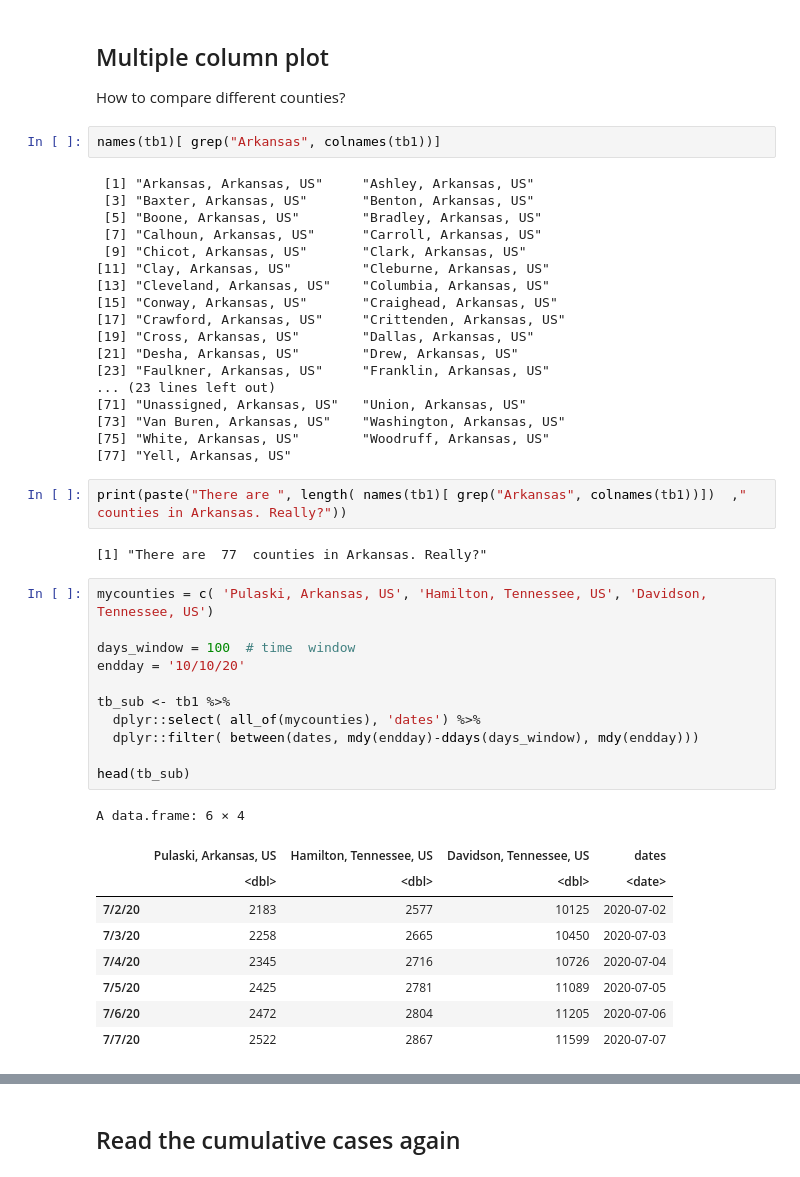
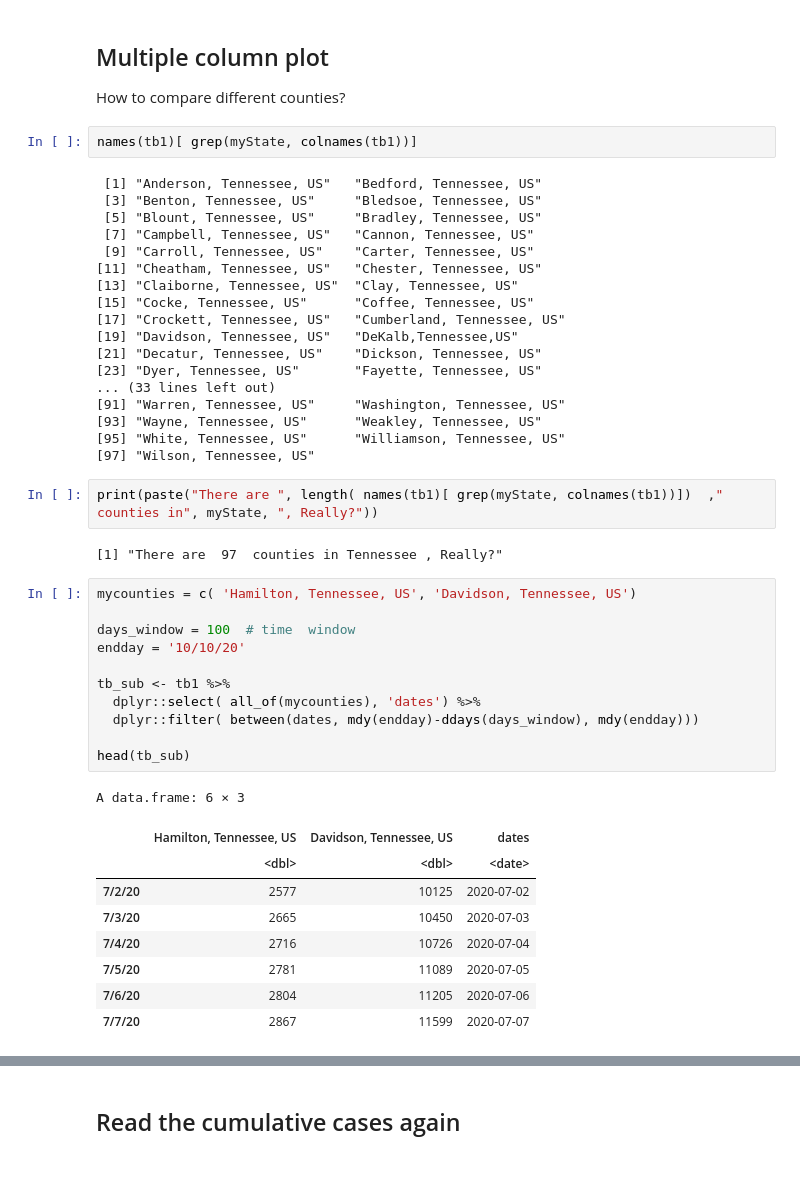
Before and after one commit to hongqin/Use-R-in-CoLab, a Jupyter notebook: Learn_R_county_Covid19.ipynb, the cells around one changed output, grey strips where cells are left out. Cells and saved outputs as stored; diff of their text form.

```diff
--- a/Learn_R_county_Covid19.ipynb
+++ b/Learn_R_county_Covid19.ipynb
@@ -700,49 +719,49 @@ ggplot(tb_mycounty, aes( x = dates, y=tb_mycounty[,1])) + geom_point() + geom_sm
 ## Multiple column plot
 How to compare different counties?
 # %%
-names(tb1)[ grep("Arkansas", colnames(tb1))]
+names(tb1)[ grep(myState, colnames(tb1))]
 # %% [output]
- [1] "Arkansas, Arkansas, US"     "Ashley, Arkansas, US"
- [3] "Baxter, Arkansas, US"       "Benton, Arkansas, US"
- [5] "Boone, Arkansas, US"        "Bradley, Arkansas, US"
- [7] "Calhoun, Arkansas, US"      "Carroll, Arkansas, US"
- [9] "Chicot, Arkansas, US"       "Clark, Arkansas, US"
-[11] "Clay, Arkansas, US"         "Cleburne, Arkansas, US"
-[13] "Cleveland, Arkansas, US"    "Columbia, Arkansas, US"
-[15] "Conway, Arkansas, US"       "Craighead, Arkansas, US"
-[17] "Crawford, Arkansas, US"     "Crittenden, Arkansas, US"
-[19] "Cross, Arkansas, US"        "Dallas, Arkansas, US"
-[21] "Desha, Arkansas, US"        "Drew, Arkansas, US"
-[23] "Faulkner, Arkansas, US"     "Franklin, Arkansas, US"
-... (23 lines left out)
-[71] "Unassigned, Arkansas, US"   "Union, Arkansas, US"
-[73] "Van Buren, Arkansas, US"    "Washington, Arkansas, US"
-[75] "White, Arkansas, US"        "Woodruff, Arkansas, US"
-[77] "Yell, Arkansas, US"
+ [1] "Anderson, Tennessee, US"   "Bedford, Tennessee, US"
+ [3] "Benton, Tennessee, US"     "Bledsoe, Tennessee, US"
+ [5] "Blount, Tennessee, US"     "Bradley, Tennessee, US"
+ [7] "Campbell, Tennessee, US"   "Cannon, Tennessee, US"
+ [9] "Carroll, Tennessee, US"    "Carter, Tennessee, US"
+[11] "Cheatham, Tennessee, US"   "Chester, Tennessee, US"
+[13] "Claiborne, Tennessee, US"  "Clay, Tennessee, US"
+[15] "Cocke, Tennessee, US"      "Coffee, Tennessee, US"
+[17] "Crockett, Tennessee, US"   "Cumberland, Tennessee, US"
+[19] "Davidson, Tennessee, US"   "DeKalb,Tennessee,US"
+[21] "Decatur, Tennessee, US"    "Dickson, Tennessee, US"
+[23] "Dyer, Tennessee, US"       "Fayette, Tennessee, US"
+... (33 lines left out)
+[91] "Warren, Tennessee, US"     "Washington, Tennessee, US"
+[93] "Wayne, Tennessee, US"      "Weakley, Tennessee, US"
+[95] "White, Tennessee, US"      "Williamson, Tennessee, US"
+[97] "Wilson, Tennessee, US"
 # %%
-print(paste("There are ", length( names(tb1)[ grep("Arkansas", colnames(tb1))])  ," counties in Arkansas. Really?"))
+print(paste("There are ", length( names(tb1)[ grep(myState, colnames(tb1))])  ," counties in", myState, ", Really?"))
 # %% [output]
-[1] "There are  77  counties in Arkansas. Really?"
+[1] "There are  97  counties in Tennessee , Really?"
 # %%
-mycounties = c( 'Pulaski, Arkansas, US', 'Hamilton, Tennessee, US', 'Davidson, Tennessee, US')
+mycounties = c( 'Hamilton, Tennessee, US', 'Davidson, Tennessee, US')
 
 days_window = 100  # time  window
 endday = '10/10/20'
 
 tb_sub <- tb1 %>%
   dplyr::select( all_of(mycounties), 'dates') %>%
   dplyr::filter( between(dates, mdy(endday)-ddays(days_window), mdy(endday)))
 
 head(tb_sub)
 # %% [output]
-A data.frame: 6 × 4
+A data.frame: 6 × 3
-|  | Pulaski, Arkansas, US | Hamilton, Tennessee, US | Davidson, Tennessee, US | dates |
-|  | <dbl> | <dbl> | <dbl> | <date> |
-| 7/2/20 | 2183 | 2577 | 10125 | 2020-07-02 |
-| 7/3/20 | 2258 | 2665 | 10450 | 2020-07-03 |
-| 7/4/20 | 2345 | 2716 | 10726 | 2020-07-04 |
-| 7/5/20 | 2425 | 2781 | 11089 | 2020-07-05 |
-| 7/6/20 | 2472 | 2804 | 11205 | 2020-07-06 |
-| 7/7/20 | 2522 | 2867 | 11599 | 2020-07-07 |
+|  | Hamilton, Tennessee, US | Davidson, Tennessee, US | dates |
+|  | <dbl> | <dbl> | <date> |
+| 7/2/20 | 2577 | 10125 | 2020-07-02 |
+| 7/3/20 | 2665 | 10450 | 2020-07-03 |
+| 7/4/20 | 2716 | 10726 | 2020-07-04 |
+| 7/5/20 | 2781 | 11089 | 2020-07-05 |
+| 7/6/20 | 2804 | 11205 | 2020-07-06 |
+| 7/7/20 | 2867 | 11599 | 2020-07-07 |
 # %%
 library(reshape2)
```
Also changed, not shown: parts of 17 cells of this notebook.
